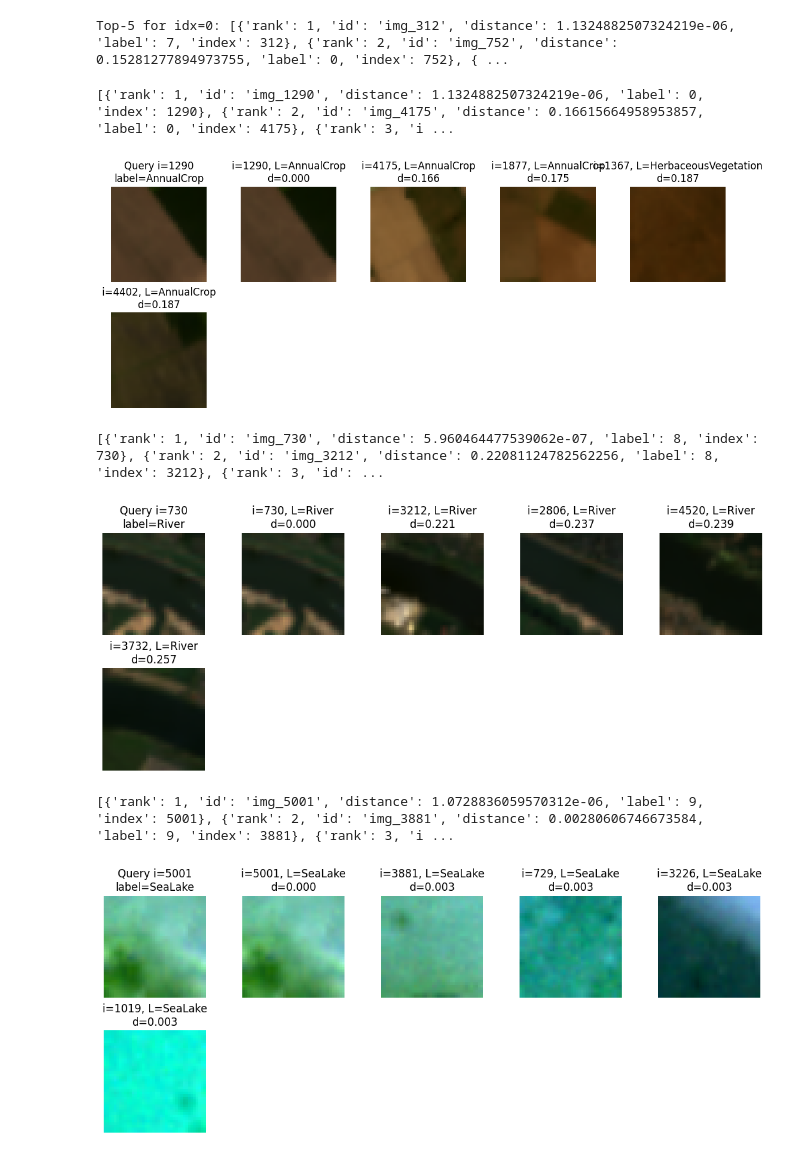
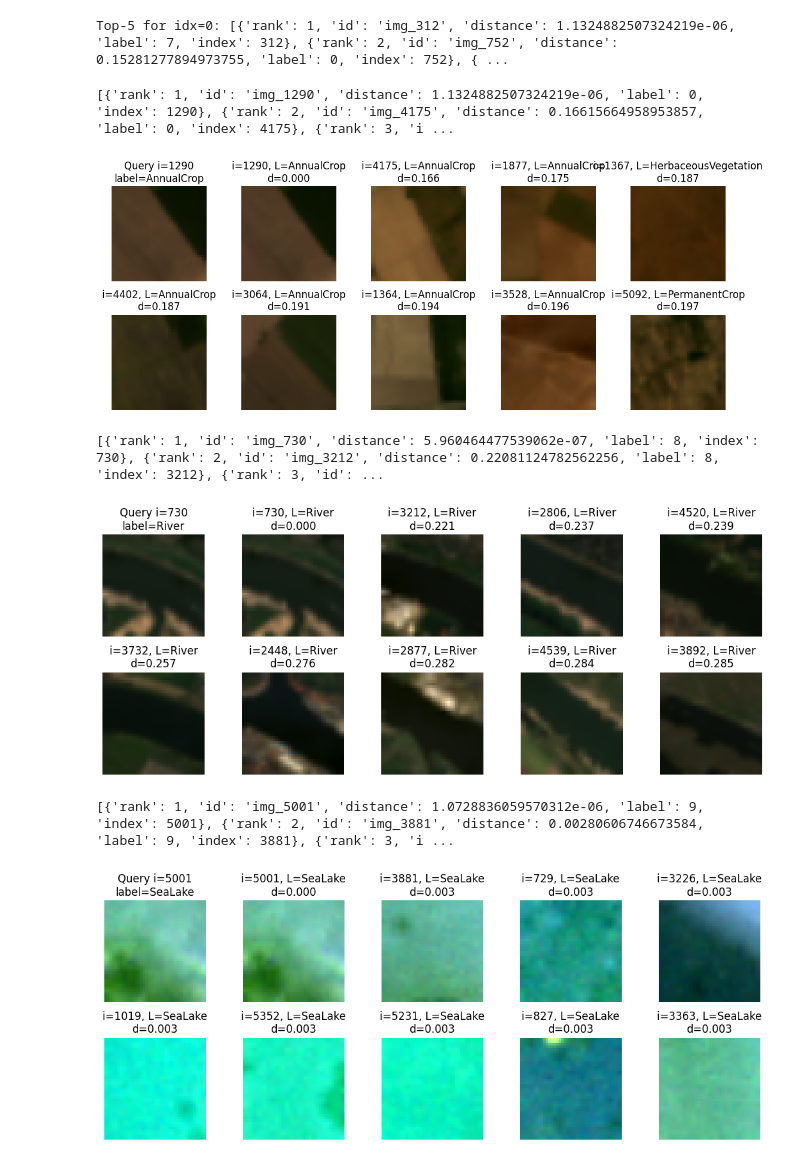
Before and after one commit to AlbughdadiM/BiDS25, a Jupyter notebook: eo4eu_bids25.ipynb, the cells around one changed output. Drawn from its saved outputs; the diff is of its cells as text; code cells hidden in the pictures.

```diff
--- a/eo4eu_bids25.ipynb
+++ b/eo4eu_bids25.ipynb
@@ -334,16 +350,16 @@ emb_3d_cls = tsne.fit_transform(cls_token)
 # %%
 tsne = TSNE(n_components=3, random_state=42, perplexity=30)
-emb_3d_cls_meta = tsne.fit_transform(x_test[:,0:720])
+emb_3d_meta = tsne.fit_transform(meta_tokens)
 # %% [markdown]
 ### Plot the results
 # %%
 fig, axes = plt.subplots(1, 4, figsize=(20, 5), constrained_layout=True)
 
-embeddings = [emb_3d, emb_3d_other, emb_3d_cls, emb_3d_cls_meta]
+embeddings = [emb_3d, emb_3d_other, emb_3d_cls, emb_3d_meta]
 titles = ["t-SNE of MoE-MAE Embeddings",
           "t-SNE of Other Embeddings",
           "t-SNE of CLS Embeddings",
-          "t-SNE of CLS+Meta Embeddings"]
+          "t-SNE of Meta Embeddings"]
 
 for ax, emb, title in zip(axes, embeddings, titles):
     scatter = ax.scatter(
@@ -369,11 +385,11 @@ def to3d(arr):
     else:
         raise ValueError(f"Expected [N,2] or [N,3], got {arr.shape}")
 
-embeddings = [emb_3d, emb_3d_other, emb_3d_cls, emb_3d_cls_meta]
+embeddings = [emb_3d, emb_3d_other, emb_3d_cls, emb_3d_meta]
 titles = ["t-SNE of MoE-MAE Embeddings",
           "t-SNE of Other Embeddings",
           "t-SNE of CLS Embeddings",
-          "t-SNE of CLS+Meta Embeddings"]
+          "t-SNE of Meta Embeddings"]
 
 embeddings = [to3d(e) for e in embeddings]
 
@@ -414,7 +430,4 @@ fig.update_layout(
     legend=dict(title="Classes", yanchor="top", y=1, xanchor="left", x=1.02)
 )
 
-for i in range(1, 5):
-    fig.update_scenes(aspectmode="data", camera=dict(eye=dict(x=1.35, y=1.35, z=0.8)), row=1, col=i)
-
 fig.show()
@@ -508,20 +521,23 @@ perm = np.random.permutation(N)
 X = X[perm]
 Y = Y[perm]
 dataset = Subset(dataset, perm)
-# 1) Flatten + L2-normalize for cosine
+# Flatten + L2-normalize for cosine
 Xf = X.reshape(N, -1)
 Xf = Xf / (np.linalg.norm(Xf, axis=1, keepdims=True) + 1e-12)
 
 ids = [f"img_{i}" for i in range(N)]
 metas = [{"label": int(Y[i]), "index": int(i)} for i in range(N)]
 
-# 2) Chroma index (cosine)
-if os.path.exists("./chroma_demo"):
-    shutil.rmtree("./chroma_demo")
-client = chromadb.PersistentClient(path="./chroma_demo")  # change path if you like
-col = client.get_or_create_collection(name="image_embeddings_demo", metadata={"hnsw:space": "cosine"})
+# ChromDB in memory
+client = chromadb.EphemeralClient()  # in-memory
+col = client.get_or_create_collection(
+    name="image_embeddings_demo",
+    metadata={"hnsw:space": "cosine"}
+)
+
+# Clear any existing data
 try:
-    col.delete(where={})   # clear all to avoid duplicates on re-runs
+    col.delete(where={})
 except Exception:
     pass
 
@@ -530,3 +546,5 @@ col.add(
     embeddings=Xf.tolist(),
     metadatas=metas
 )
+
+print(f"Loaded {N} vectors into ephemeral Chroma collection.")
@@ -601,17 +621,17 @@ print("Top-5 for idx=0:", search_by_idx(312, top_k=5))
 # %% [output]
 Top-5 for idx=0: [{'rank': 1, 'id': 'img_312', 'distance': 1.1324882507324219e-06, 'label': 7, 'index': 312}, {'rank': 2, 'id': 'img_752', 'distance': 0.15281277894973755, 'label': 0, 'index': 752}, { ...
 # %%
-show_query_and_neighbors(1290, top_k=5)
+show_query_and_neighbors(1290, top_k=9)
 # %% [output]
 [{'rank': 1, 'id': 'img_1290', 'distance': 1.1324882507324219e-06, 'label': 0, 'index': 1290}, {'rank': 2, 'id': 'img_4175', 'distance': 0.16615664958953857, 'label': 0, 'index': 4175}, {'rank': 3, 'i ...
-[figure, old version]
+[figure, new version]
 # %%
-show_query_and_neighbors(730, top_k=5)
+show_query_and_neighbors(730, top_k=9)
 # %% [output]
 [{'rank': 1, 'id': 'img_730', 'distance': 5.960464477539062e-07, 'label': 8, 'index': 730}, {'rank': 2, 'id': 'img_3212', 'distance': 0.22081124782562256, 'label': 8, 'index': 3212}, {'rank': 3, 'id': ...
-[figure, old version]
+[figure, new version]
 # %%
-show_query_and_neighbors(5001, top_k=5)
+show_query_and_neighbors(5001, top_k=9)
 # %% [output]
 [{'rank': 1, 'id': 'img_5001', 'distance': 1.0728836059570312e-06, 'label': 9, 'index': 5001}, {'rank': 2, 'id': 'img_3881', 'distance': 0.00280606746673584, 'label': 9, 'index': 3881}, {'rank': 3, 'i ...
-[figure, old version]
+[figure, new version]
```
Also changed, not shown: parts of 19 cells of this notebook, 1 other file.
